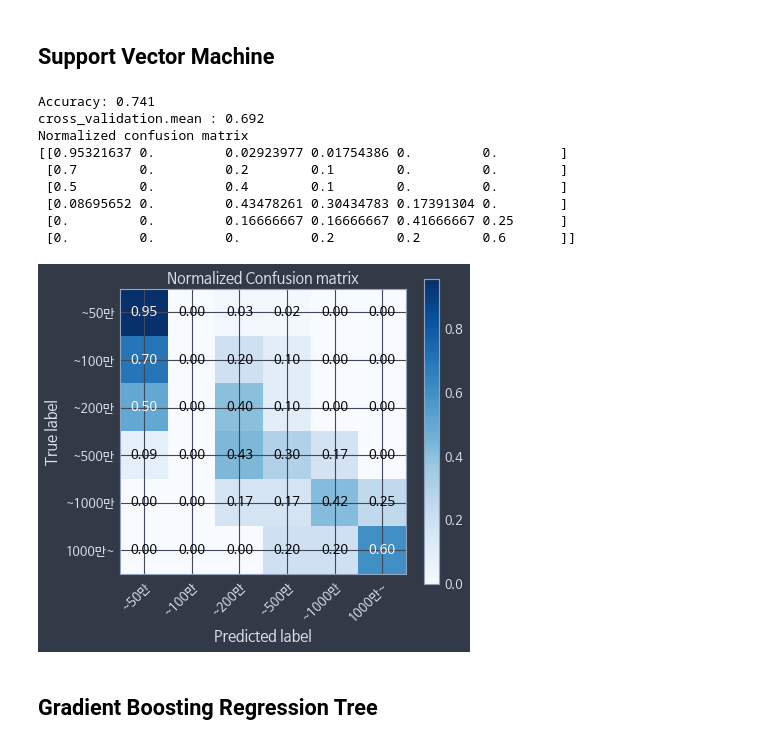
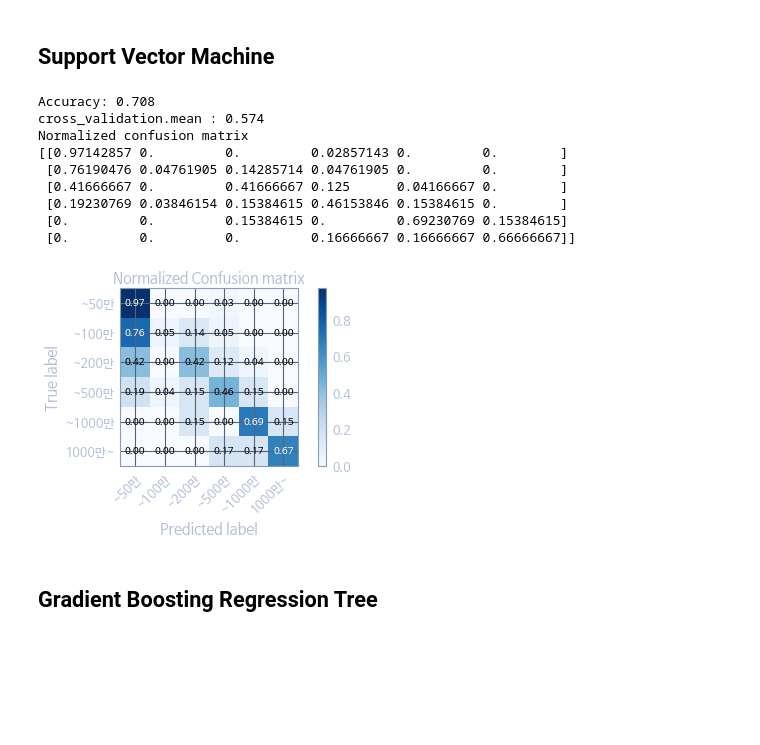
Before and after one commit to younghk/2019_Project_Graduation, a Jupyter notebook: Modeling.ipynb, the cells around one changed output. Drawn from its saved outputs; the diff is of its cells as text; code cells hidden in the pictures; blank space fills up the shorter version.

```diff
--- a/Modeling.ipynb
+++ b/Modeling.ipynb
@@ -59,0 +86,4 @@ Int64Index([], dtype='int64')
+# %%
+values = {'actor_1' : kkk['actor_1'],
+          'actor_2' : kkk['actor_2'],
+          'actor_3' : kkk['actor_3']}
@@ -60 +108,4 @@ Int64Index([], dtype='int64')
+# %%
+kk = movie
+kk = kk.fillna(value=values)
 # %%
@@ -100,20 +156,21 @@ audiAcc 0
 mov['audiClass'] = 0
 # mov = mov.drop(columns = ['Unnamed: 0'])
 
-def classification_by_audiences(mo):
+def classification_by_audiences(movv):
+    mo = movv
     for i in range(len(mo)):
-        if float(mo.iloc[i, 10]) < 500000:
-            mo.iloc[i, 11] = 0 # '~50만'
-        elif float(mo.iloc[i, 10]) < 1000000:
-            mo.iloc[i, 11] = 1 # '~100만'
-        elif float(mo.iloc[i, 10]) < 2000000:
-            mo.iloc[i, 11] = 2 # '~200만'
-        elif float(mo.iloc[i, 10]) < 5000000:
-            mo.iloc[i, 11] = 3 # '~500만'
-        elif float(mo.iloc[i, 10]) < 10000000:
-            mo.iloc[i, 11] = 4 # '~1000만'
+        if float(mo.iloc[i, 12]) < 500000:
+            mo.iloc[i, 13] = 0 # '~50만'
+        elif float(mo.iloc[i, 12]) < 1000000:
+            mo.iloc[i, 13] = 1 # '~100만'
+        elif float(mo.iloc[i, 12]) < 2000000:
+            mo.iloc[i, 13] = 2 # '~200만'
+        elif float(mo.iloc[i, 12]) < 5000000:
+            mo.iloc[i, 13] = 3 # '~500만'
+        elif float(mo.iloc[i, 12]) < 10000000:
+            mo.iloc[i, 13] = 4 # '~1000만'
         else :
-            mo.iloc[i, 11] = 5 # '1000만~'
+            mo.iloc[i, 13] = 5 # '1000만~'
 
     return mo
 
@@ -149,7 +206,5 @@ movie_data_table['grade']
  '18세 미만인 자는 관람할 수 없는 등급': '17',
  '미정': '18',
  '기타': '19'}
-# %%
-mov = mov.drop(columns = ['salesAcc', 'audiAcc'])
 # %%
 mov['rating'] = preprocessing.minmax_scale(mov['rating'])
@@ -638,36 +674,36 @@ from sklearn import preprocessing
 # %%
 def movie_support_vector_machine(mov):
     movie_svm = SVC(kernel='linear', C=350, random_state=42, gamma=0.01)
-    X = mov.iloc[:,0:9]
-    y = mov.iloc[:,11]
+    X = mov.iloc[:,0:11]
+    y = mov.iloc[:,13]
     X = preprocessing.minmax_scale(X)
     X_train, X_test, y_train, y_test = train_test_split(X, y, test_size=0.3)
     movie_svm.fit(X_train, y_train)
 
     # print('Accuracy: %.3f' % movie_svm.score(X_test, y_test))
     print('Accuracy: {:.3f}'.format(movie_svm.score(X_test, y_test)))
 
     scores = cross_val_score(movie_svm, X, y, cv=kfold)
     print("cross_validation.mean : {:.3f}".format(scores.mean()))
 
     y_pred = movie_svm.predict(X_test)
     class_names = ['~50만', '~100만', '~200만', '~500만', '~1000만', '1000만~']
     plot_confusion_matrix(y_test, np.array(y_pred), classes=class_names,
                           normalize=True,
                           title='Normalized Confusion matrix')
 
 movie_support_vector_machine(mov)
 # %% [output]
-Accuracy: 0.741
-cross_validation.mean : 0.692
+Accuracy: 0.708
+cross_validation.mean : 0.574
 Normalized confusion matrix
-[[0.95321637 0.         0.02923977 0.01754386 0.         0.        ]
- [0.7        0.         0.2        0.1        0.         0.        ]
- [0.5        0.         0.4        0.1        0.         0.        ]
- [0.08695652 0.         0.43478261 0.30434783 0.17391304 0.        ]
- [0.         0.         0.16666667 0.16666667 0.41666667 0.25      ]
- [0.         0.         0.         0.2        0.2        0.6       ]]
+[[0.97142857 0.         0.         0.02857143 0.         0.        ]
+ [0.76190476 0.04761905 0.14285714 0.04761905 0.         0.        ]
+ [0.41666667 0.         0.41666667 0.125      0.04166667 0.        ]
+ [0.19230769 0.03846154 0.15384615 0.46153846 0.15384615 0.        ]
+ [0.         0.         0.15384615 0.         0.69230769 0.15384615]
+ [0.         0.         0.         0.16666667 0.16666667 0.66666667]]
-[figure, old version]
+[figure, new version]
 # %% [markdown]
 ## Gradient Boosting Regression Tree
 # %%
```
Also changed, not shown: parts of 34 cells of this notebook, 2 other files.
